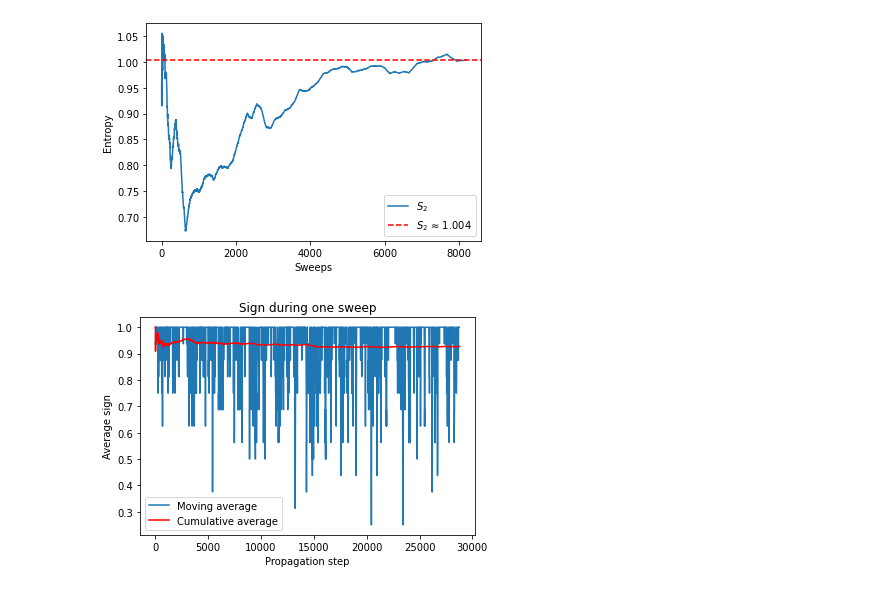
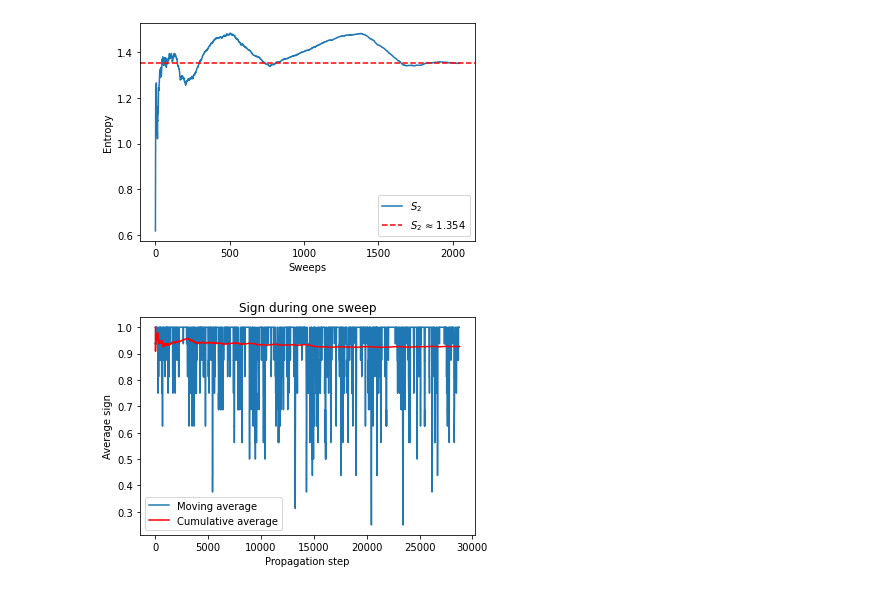
Before and after one commit to Terkadur/AFQMC, a Jupyter notebook: plot.ipynb, the cells around one changed output. Saved outputs shown, nothing was run; the diff lists cells and outputs as text; code cells hidden in the pictures.

Commit message:
lets get 1x10 data

```diff
--- a/plot.ipynb
+++ b/plot.ipynb
@@ -90,7 +90,7 @@ def plot_acc_etgent(EtgEnt_path, Pq2_path):
     plt.legend()
     plt.title("Entanglement Entropies for the Attractive Hubbard Model")
 # %%
-def plot_etgent_conv(EtgEnt_path, filling=None, U=None):
+def plot_etgent_conv(EtgEnt_path, filling=None, U=None, partition=None):
     file = h5py.File(EtgEnt_path)
     if U != None:
         index = list(file["U"]).index(U)
@@ -104,6 +104,10 @@ def plot_etgent_conv(EtgEnt_path, filling=None, U=None):
                 break
         if index == -1:
             raise Exception("Filling not found")
+    elif partition != None:
+        index = list(file["partition"]).index(partition)
+        if index == -1:
+            raise Exception("partition not found")
 
     ref = file["S2_conv"][index]
     conv_etgent = np.array(file[ref])
@@ -114,9 +118,9 @@ def plot_etgent_conv(EtgEnt_path, filling=None, U=None):
     plt.ylabel("Entropy")
     plt.legend()
 # %%
-plot_etgent_conv("./data/3x3/processed/EtgEnt_LA3_U2.0_beta45.0.jld", filling=(8, 8))
+plot_etgent_conv("./data/1x10/processed/EtgEnt_Nup5_Ndn5_U2.0_beta50.0.jld", partition=8)
 # %% [output]
-[figure, old version]
+[figure, new version]
 # %%
 file = h5py.File("./data/test/PropSgn_LA8_N24_U14.0_beta18.0_seed1234.jld")
 
```
Also changed, not shown: parts of 1 cell of this notebook, 59 other files.
